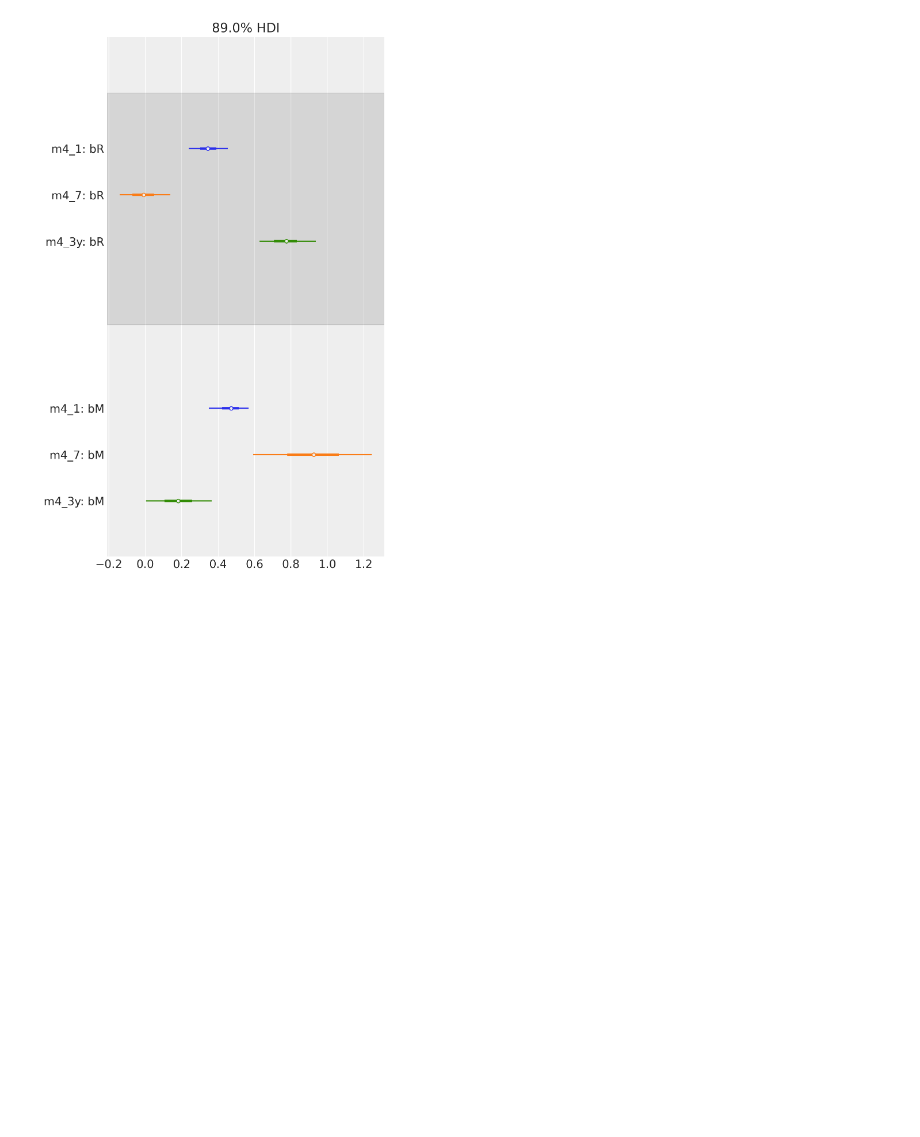
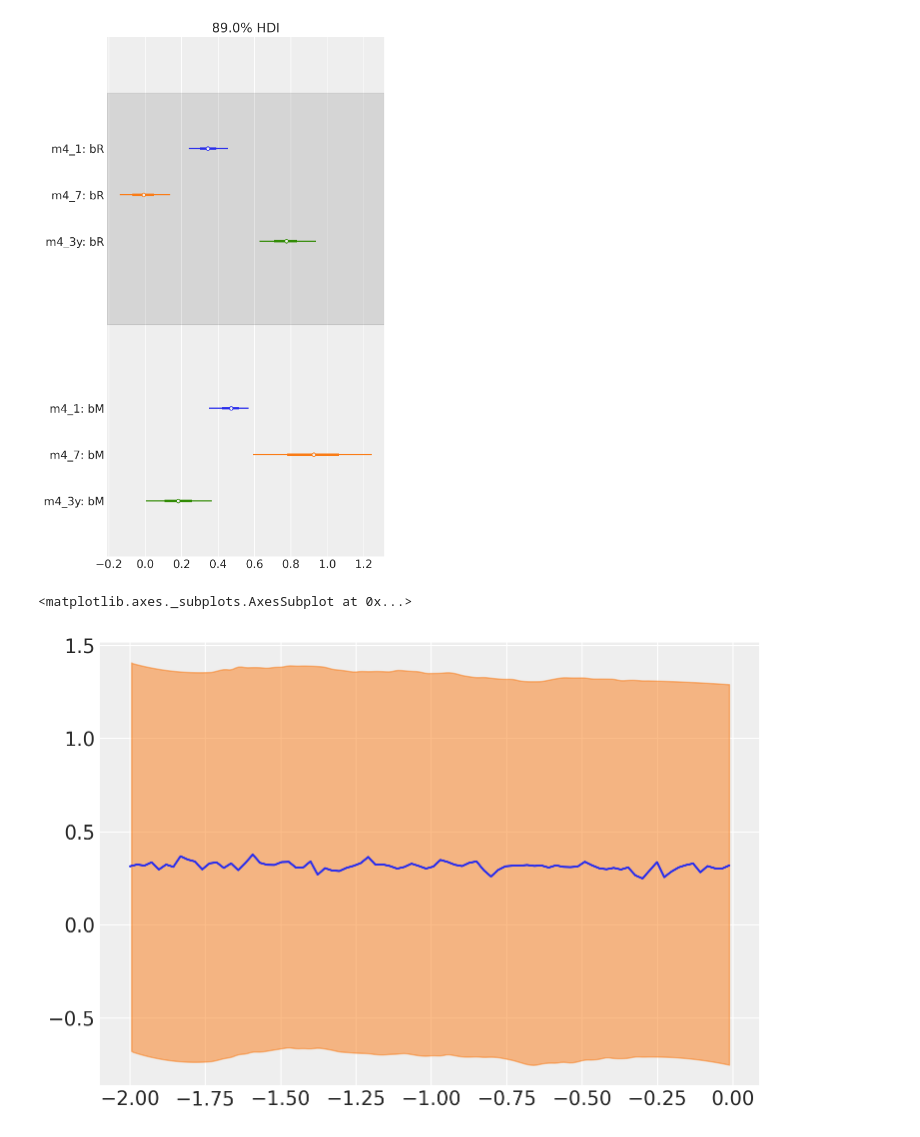
Before and after one commit to roesta07/A-simple-Business-Question, a Jupyter notebook: analysis.ipynb, the cells around one changed output. Cells and saved outputs as stored; diff of their text form; code cells hidden in the pictures; blank space fills up the shorter version.

```diff
--- a/analysis.ipynb
+++ b/analysis.ipynb
@@ -271,3 +271,18 @@ az.plot_forest(list(coeftab.values()), model_names=list(coeftab.keys()),combined
                var_names=["bR", "bM"], hdi_prob=0.89,);
 # %% [output]
 [figure]
+# %%
+## lets plot some counter factual
+## for frist seven years We can see strong association between Marketing and Profit
+## thus keeping marketing as average lets check if there is any association left between RD and profit
+M_shared.set_value(np.zeros(len(d['M_std'])))
+RD_shared.set_value(np.linspace(-2,2,len(d['RD_std'])))
+
+m4_7_counterRD=pm.sample_posterior_predictive(trace4_7,1000,m4_7)
+# %%
+fig,ax=plt.subplots()
+ax.plot(RD_shared.get_value()[:y_7],m4_7_counterRD['profit'].mean(0))
+az.plot_hpd(RD_shared.get_value()[:y_7],m4_7_counterRD['profit'],ax=ax)
+# %% [output]
+<matplotlib.axes._subplots.AxesSubplot at 0x...>
+[figure, added]
```
Also changed, not shown: parts of 2 cells of this notebook.
